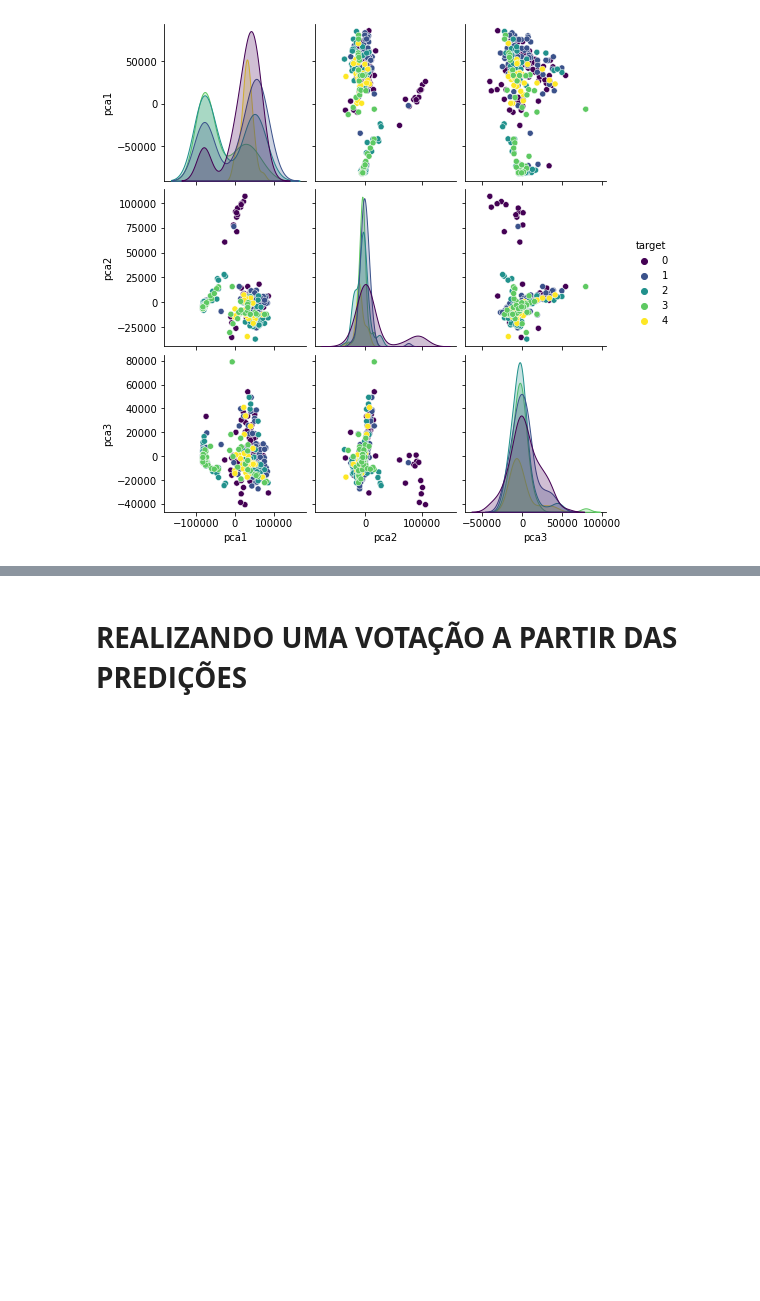
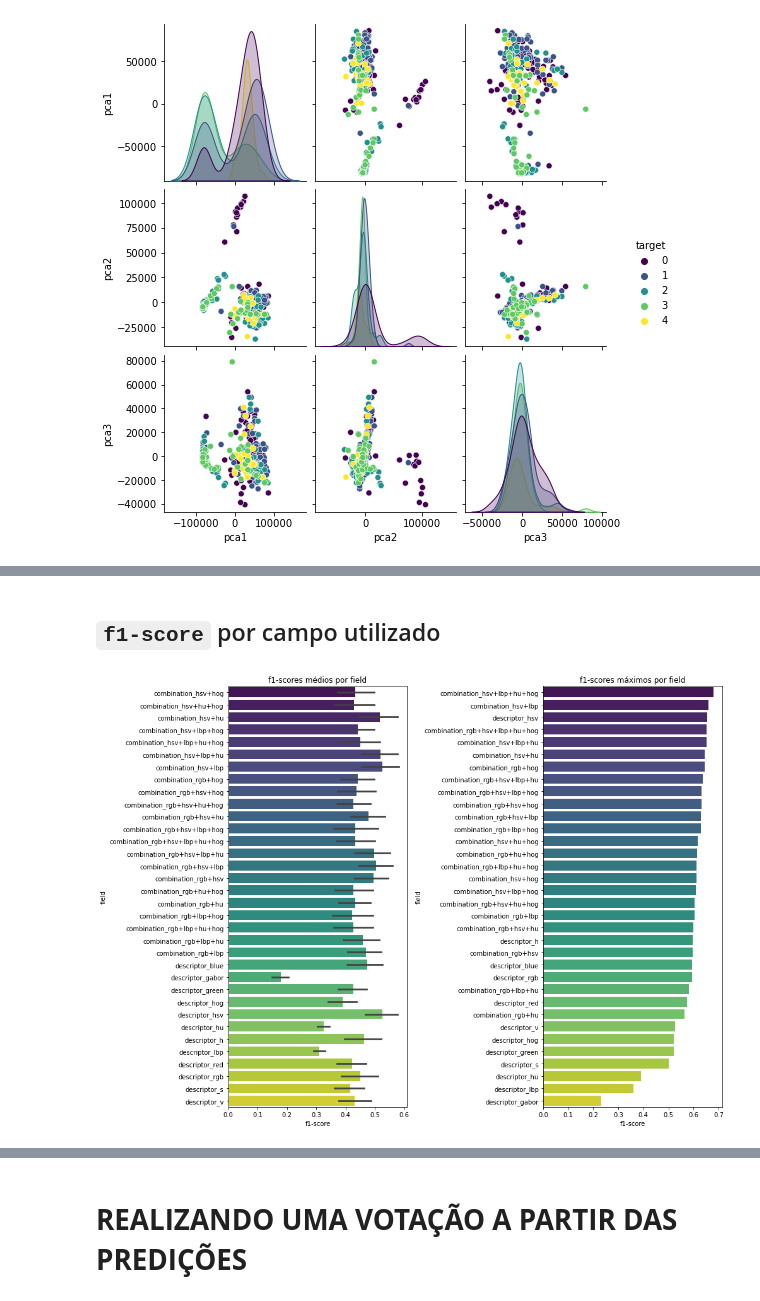
Before and after one commit to gprzy/simpsons-classification, a Jupyter notebook: simpsons-classification.ipynb, the cells around one changed output, grey strips where cells are left out. Cells and saved outputs as stored; diff of their text form; code cells hidden in the pictures; blank space fills up the shorter version.

```diff
--- a/simpsons-classification.ipynb
+++ b/simpsons-classification.ipynb
@@ -599,0 +581,7 @@ list(stacks.keys())
+# %% [markdown]
+## `f1-score` por campo utilizado
+# %%
+# f1-score por field utilizado
+plot_scores_by_col(col='field', df=df_models)
+# %% [output]
+[figure, added]
```
Also changed, not shown: parts of 32 cells of this notebook, 12 other files.
